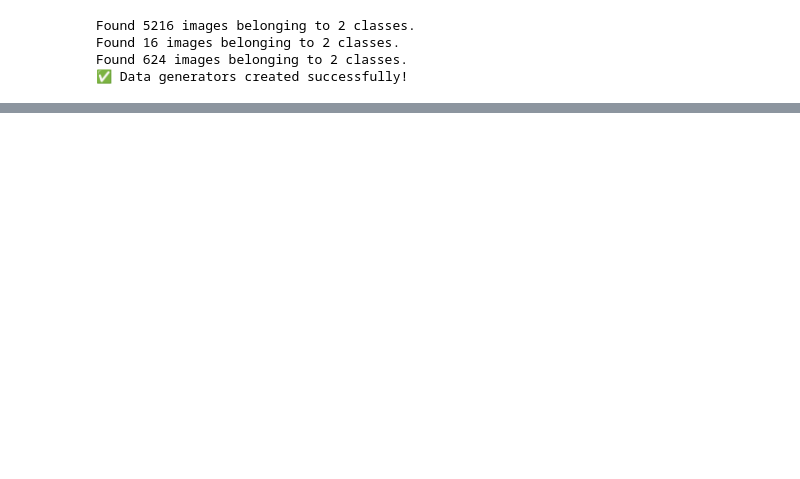
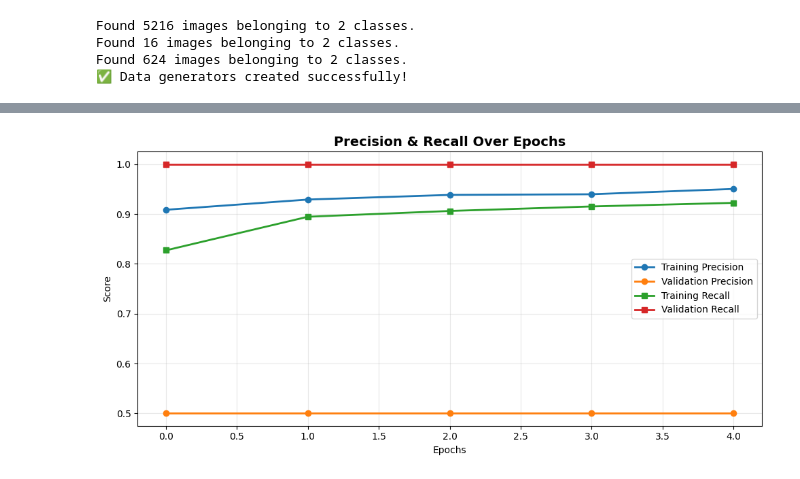
Before and after one commit to MovinduSenura/Chest-Xray-Pneumonia-Detection, a Jupyter notebook: notebooks/CustomCNN.ipynb, the cells around one changed output, grey strips where cells are left out. Cells and saved outputs as stored; diff of their text form; code cells hidden in the pictures; blank space fills up the shorter version.

```diff
--- a/notebooks/CustomCNN.ipynb
+++ b/notebooks/CustomCNN.ipynb
@@ -125,0 +265,18 @@ print(f"✅ Test Loss: {test_loss:.3f}")
+# %%
+# PLOT PRECISION AND RECALL
+
+plt.figure(figsize=(10, 5))
+plt.plot(history.history['Precision'], label='Training Precision', marker='o', linewidth=2)
+plt.plot(history.history['val_Precision'], label='Validation Precision', marker='o', linewidth=2)
+plt.plot(history.history['Recall'], label='Training Recall', marker='s', linewidth=2)
+plt.plot(history.history['val_Recall'], label='Validation Recall', marker='s', linewidth=2)
+plt.title('Precision & Recall Over Epochs', fontsize=14, fontweight='bold')
+plt.xlabel('Epochs')
+plt.ylabel('Score')
+plt.legend()
+plt.grid(True, alpha=0.3)
+plt.tight_layout()
+plt.savefig('/content/drive/MyDrive/DL_Assignment/precision_recall.png', dpi=300, bbox_inches='tight')
+plt.show()
+# %% [output]
+[figure, added]
```
Also changed, not shown: parts of 16 cells of this notebook.
